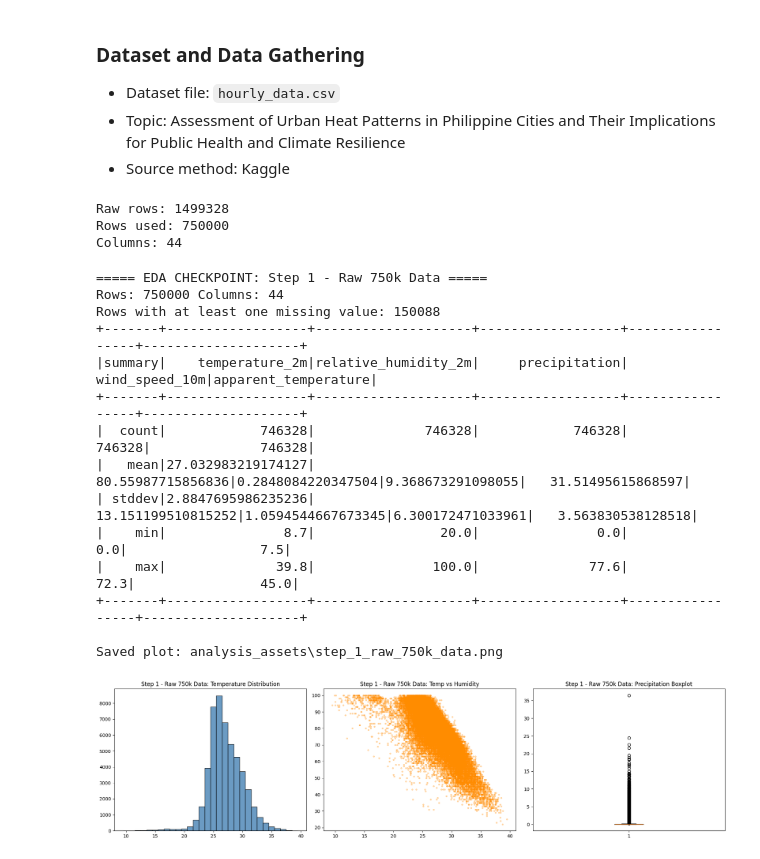
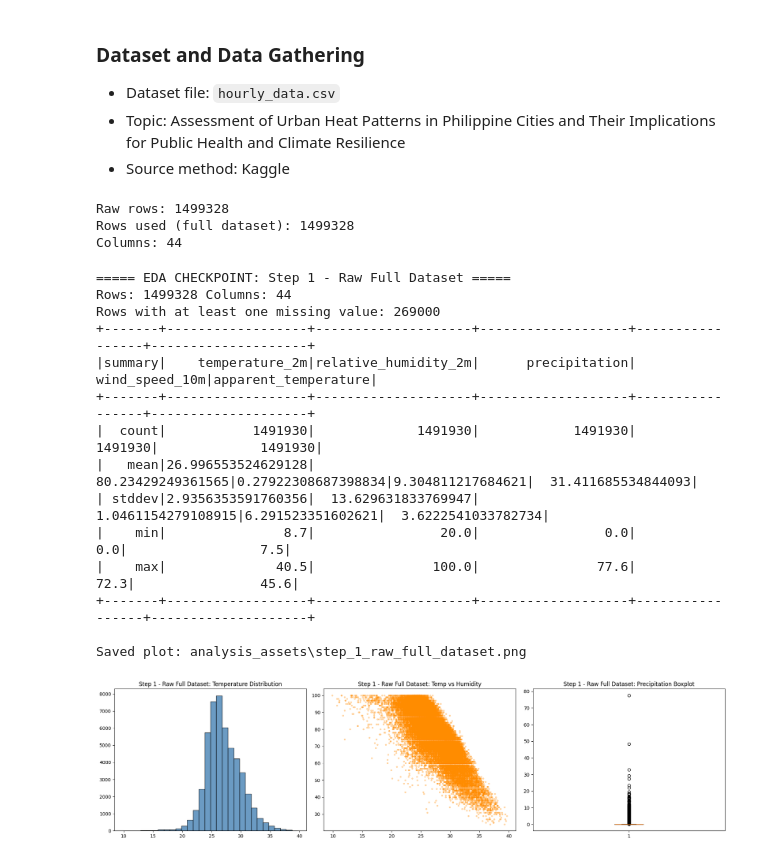
Before and after one commit to ItsRyan504/Big-Data-Project, a Jupyter notebook: weather_data_750k_preprocessing.ipynb, the cells around one changed output. Cells and saved outputs as stored; diff of their text form; code cells hidden in the pictures.

```diff
--- a/weather_data_750k_preprocessing.ipynb
+++ b/weather_data_750k_preprocessing.ipynb
@@ -12,7 +12,7 @@ from functools import reduce
 import os
 import re
 
-spark = SparkSession.builder.appName("Weather750kPreprocessing").getOrCreate()
+spark = SparkSession.builder.appName("WeatherHeatIndexPreprocessing").getOrCreate()
 os.makedirs("analysis_assets", exist_ok=True)
 # %%
 # StructType schema
@@ -64,14 +64,14 @@ schema = StructType([
 ])
 
 raw_df = spark.read.csv("hourly_data.csv", header=True, schema=schema)
-df_750k = raw_df.limit(750000).cache()
+df = raw_df.cache()  # full dataset (about 1.5M rows)
 
 print("Raw rows:", raw_df.count())
-print("Rows used:", df_750k.count())
-print("Columns:", len(df_750k.columns))
+print("Rows used (full dataset):", df.count())
+print("Columns:", len(df.columns))
 # %% [output]
 Raw rows: 1499328
-Rows used: 750000
+Rows used (full dataset): 1499328
 Columns: 44
 # %%
 def eda_matplotlib(df, title, sample_n=50000):
@@ -119,23 +119,23 @@ def eda_matplotlib(df, title, sample_n=50000):
     print("Saved plot:", path)
     plt.show()
 # %%
-# Step 1: Raw 750k
-eda_matplotlib(df_750k, "Step 1 - Raw 750k Data")
+# Step 1: Raw full dataset
+eda_matplotlib(df, "Step 1 - Raw Full Dataset")
 # %% [output]
-===== EDA CHECKPOINT: Step 1 - Raw 750k Data =====
-Rows: 750000 Columns: 44
-Rows with at least one missing value: 150088
-+-------+------------------+--------------------+------------------+-----------------+--------------------+
-|summary|    temperature_2m|relative_humidity_2m|     precipitation|   wind_speed_10m|apparent_temperature|
-+-------+------------------+--------------------+------------------+-----------------+--------------------+
-|  count|            746328|              746328|            746328|           746328|              746328|
-|   mean|27.032983219174127|   80.55987715856836|0.2848084220347504|9.368673291098055|   31.51495615868597|
-| stddev|2.8847695986235236|  13.151199510815252|1.0594544667673345|6.300172471033961|   3.563830538128518|
-|    min|               8.7|                20.0|               0.0|              0.0|                 7.5|
-|    max|              39.8|               100.0|              77.6|             72.3|                45.0|
-+-------+------------------+--------------------+------------------+-----------------+--------------------+
+===== EDA CHECKPOINT: Step 1 - Raw Full Dataset =====
+Rows: 1499328 Columns: 44
+Rows with at least one missing value: 269000
++-------+------------------+--------------------+-------------------+-----------------+--------------------+
+|summary|    temperature_2m|relative_humidity_2m|      precipitation|   wind_speed_10m|apparent_temperature|
++-------+------------------+--------------------+-------------------+-----------------+--------------------+
+|  count|           1491930|             1491930|            1491930|          1491930|             1491930|
+|   mean|26.996553524629128|   80.23429249361565|0.27922308687398834|9.304811217684621|  31.411685534844093|
+| stddev|2.9356353591760356|  13.629631833769947| 1.0461154279108915|6.291523351602621|  3.6222541033782734|
+|    min|               8.7|                20.0|                0.0|              0.0|                 7.5|
+|    max|              40.5|               100.0|               77.6|             72.3|                45.6|
++-------+------------------+--------------------+-------------------+-----------------+--------------------+
 
-Saved plot: analysis_assets\step_1_raw_750k_data.png
+Saved plot: analysis_assets\step_1_raw_full_dataset.png
-[figure, old version]
+[figure, new version]
 # %%
 # Step 2: Fill missing values
```
Also changed, not shown: parts of 11 cells of this notebook, 9 other files.
